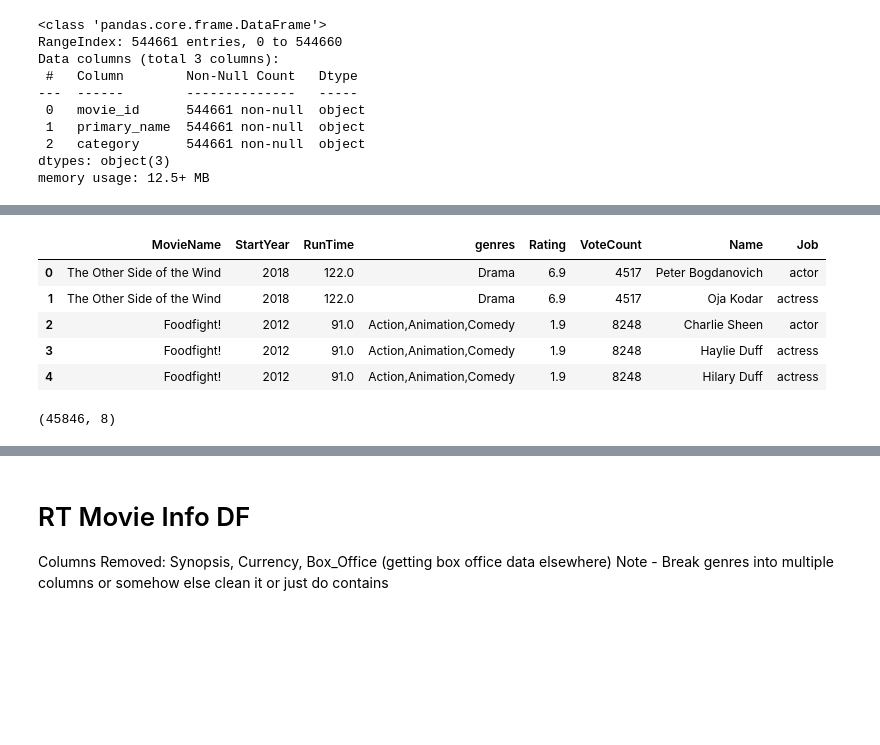
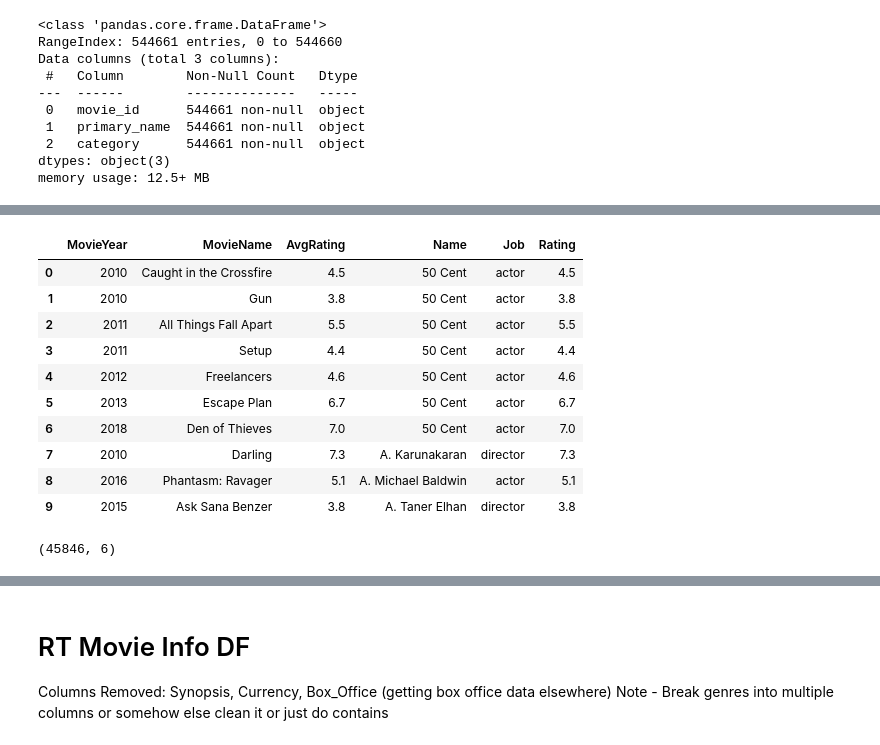
Before and after one commit to charlesmpan/FilmStudioMovieRec, a Jupyter notebook: final_notebook_cpan.ipynb, the cells around one changed output, grey strips where cells are left out. Drawn from its saved outputs; the diff is of its cells as text; code cells hidden in the pictures; blank space fills up the shorter version.

Commit message:
Starting on vis soon

```diff
--- a/final_notebook_cpan.ipynb
+++ b/final_notebook_cpan.ipynb
@@ -484,15 +608,13 @@ memory usage: 12.5+ MB
 # %%
-imdb = pd.read_sql(
+imdb_work = pd.read_sql(
 '''
 SELECT
+    mb.start_year as MovieYear,
     mb.primary_title as MovieName,
-    mb.start_year as StartYear,
-    mb.runtime_minutes as RunTime,
-    mb.genres,
-    mr.averagerating as Rating,
-    mr.numvotes as VoteCount,
+    mr.averagerating as AvgRating,
     job.primary_name as Name,
-    job.category as Job
+    job.category as Job,
+    mr.averagerating as Rating
 FROM
     (SELECT
         pri.movie_id,
@@ -503,41 +625,51 @@ FROM
             LEFT JOIN persons as per
             ON pri.person_id = per.person_id
     WHERE
         (pri.category = 'actor'
         OR
         pri.category = 'actress'
         or
         pri.category = 'director')
         AND
         per.death_year is null
         AND
         per.primary_name is not null) as job
     LEFT JOIN movie_basics as mb
         ON job.movie_id = mb.movie_id
     LEFT JOIN movie_ratings as mr
         on job.movie_id = mr.movie_id
 WHERE
     mr.numvotes > 1000
     AND
     averagerating is not null
     AND
     start_year >= 2010
     and
     runtime_minutes is not null
     and
     genres is not null
+ORDER BY
+    job.primary_name,
+    mb.start_year
 ''',
 conn
 )
-imdb.head()
+imdb_work.head(10)
+#This ensures actors or actresses with more than enough experience on an average rating
+#this is only for names
 # %% [output]
-|  | MovieName | StartYear | RunTime | genres | Rating | VoteCount | Name | Job |
-| 0 | The Other Side of the Wind | 2018 | 122.0 | Drama | 6.9 | 4517 | Peter Bogdanovich | actor |
-| 1 | The Other Side of the Wind | 2018 | 122.0 | Drama | 6.9 | 4517 | Oja Kodar | actress |
-| 2 | Foodfight! | 2012 | 91.0 | Action,Animation,Comedy | 1.9 | 8248 | Charlie Sheen | actor |
-| 3 | Foodfight! | 2012 | 91.0 | Action,Animation,Comedy | 1.9 | 8248 | Haylie Duff | actress |
-| 4 | Foodfight! | 2012 | 91.0 | Action,Animation,Comedy | 1.9 | 8248 | Hilary Duff | actress |
+|  | MovieYear | MovieName | AvgRating | Name | Job | Rating |
+| 0 | 2010 | Caught in the Crossfire | 4.5 | 50 Cent | actor | 4.5 |
+| 1 | 2010 | Gun | 3.8 | 50 Cent | actor | 3.8 |
+| 2 | 2011 | All Things Fall Apart | 5.5 | 50 Cent | actor | 5.5 |
+| 3 | 2011 | Setup | 4.4 | 50 Cent | actor | 4.4 |
+| 4 | 2012 | Freelancers | 4.6 | 50 Cent | actor | 4.6 |
+| 5 | 2013 | Escape Plan | 6.7 | 50 Cent | actor | 6.7 |
+| 6 | 2018 | Den of Thieves | 7.0 | 50 Cent | actor | 7.0 |
+| 7 | 2010 | Darling | 7.3 | A. Karunakaran | director | 7.3 |
+| 8 | 2016 | Phantasm: Ravager | 5.1 | A. Michael Baldwin | actor | 5.1 |
+| 9 | 2015 | Ask Sana Benzer | 3.8 | A. Taner Elhan | director | 3.8 |
 # %%
-imdb.shape
+imdb_work.shape
 # %% [output]
-(45846, 8)
+(45846, 6)
```
Also changed, not shown: parts of 26 cells of this notebook.
